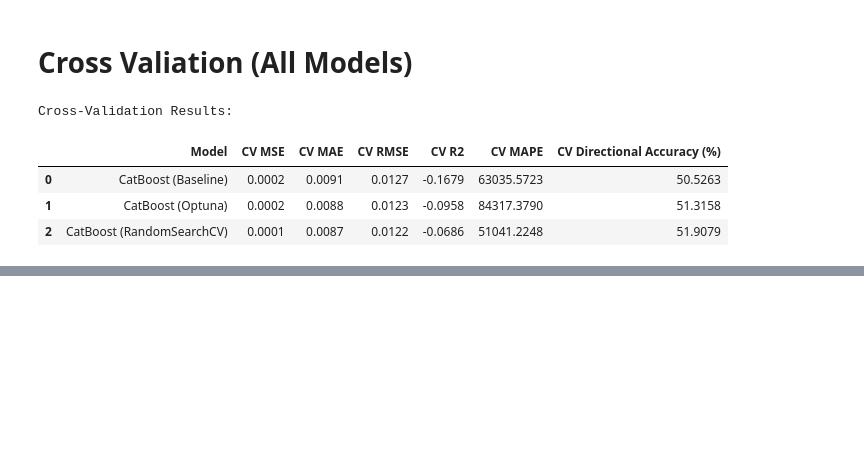
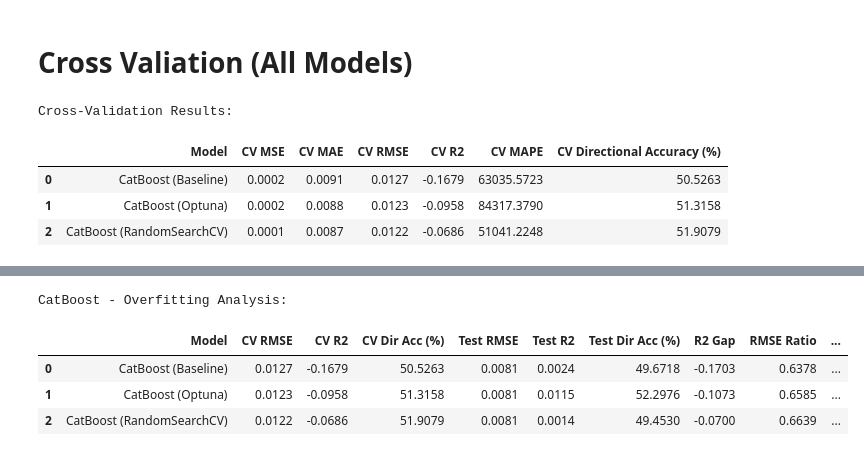
Before and after one commit to tshihab07/gold-price-forecasting, a Jupyter notebook: notebookes/model_CatBoost.ipynb, the cells around one changed output, grey strips where cells are left out. Saved outputs shown, nothing was run; the diff lists cells and outputs as text; code cells hidden in the pictures; blank space fills up the shorter version.

```diff
--- a/notebookes/model_CatBoost.ipynb
+++ b/notebookes/model_CatBoost.ipynb
@@ -541,0 +610,9 @@ Cross-Validation Results:
+# %%
+print("CatBoost - Overfitting Analysis:")
+display(overfit_df)
+# %% [output]
+CatBoost - Overfitting Analysis:
+|  | Model | CV RMSE | CV R2 | CV Dir Acc (%) | Test RMSE | Test R2 | Test Dir Acc (%) | R2 Gap | RMSE Ratio | ... |
+| 0 | CatBoost (Baseline) | 0.0127 | -0.1679 | 50.5263 | 0.0081 | 0.0024 | 49.6718 | -0.1703 | 0.6378 | ... |
+| 1 | CatBoost (Optuna) | 0.0123 | -0.0958 | 51.3158 | 0.0081 | 0.0115 | 52.2976 | -0.1073 | 0.6585 | ... |
+| 2 | CatBoost (RandomSearchCV) | 0.0122 | -0.0686 | 51.9079 | 0.0081 | 0.0014 | 49.4530 | -0.0700 | 0.6639 | ... |
```
Also changed, not shown: parts of 5 cells of this notebook.
